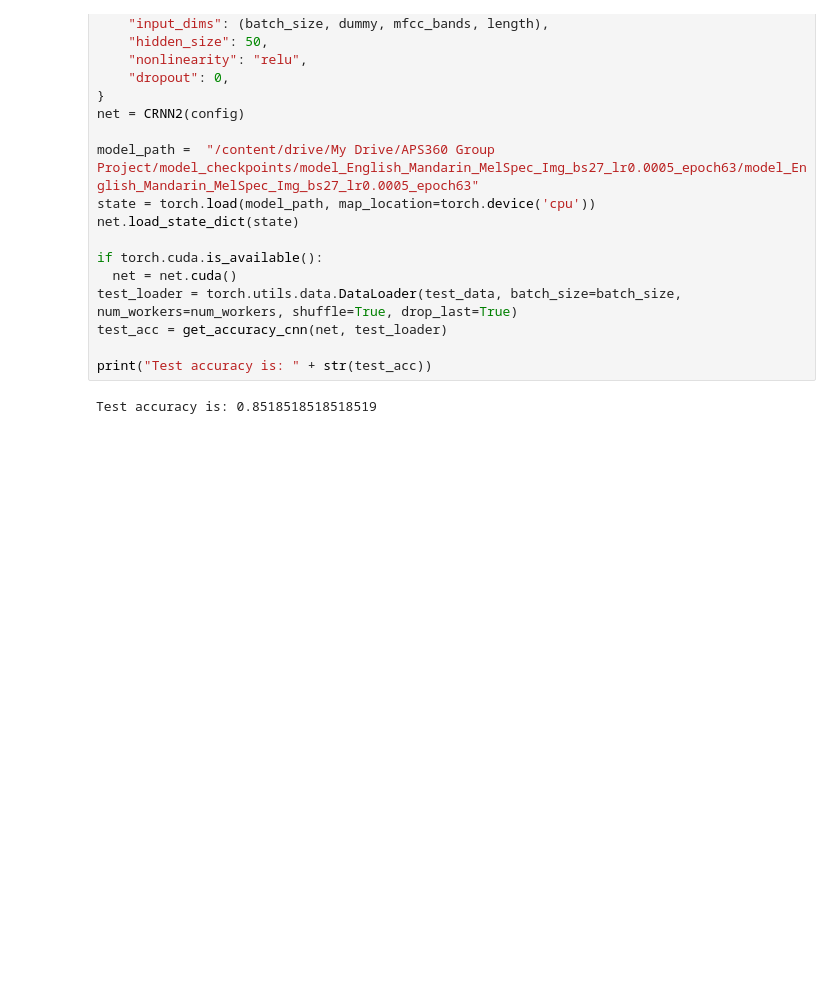
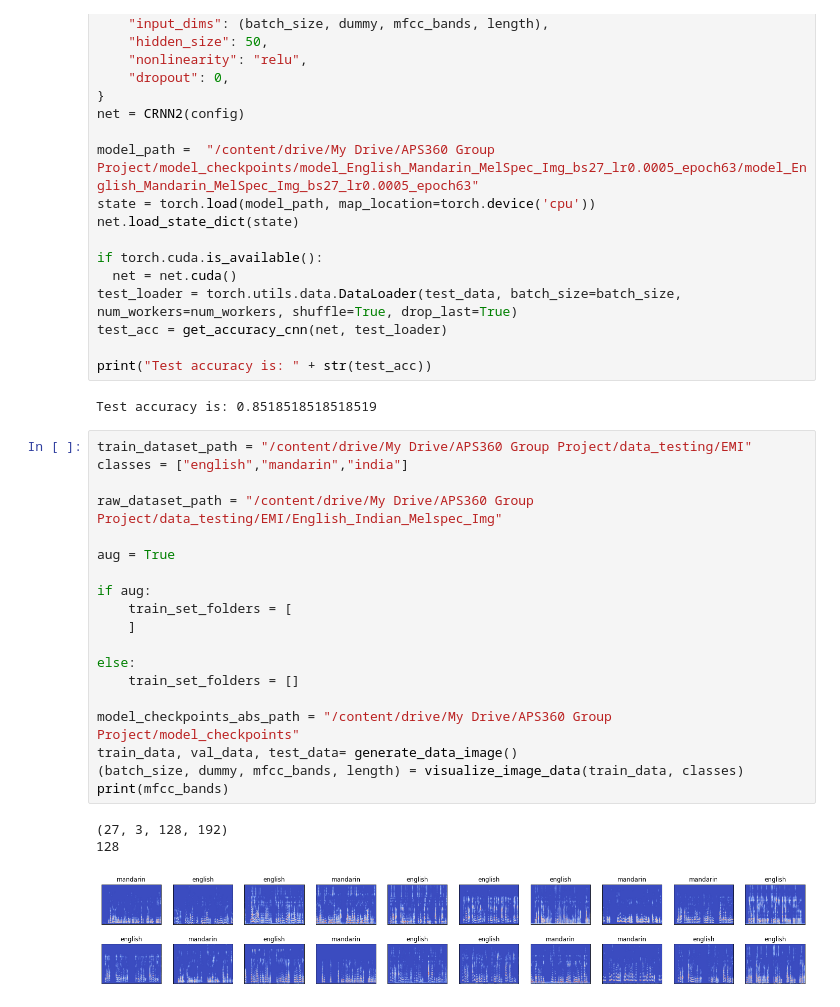
Before and after one commit to mingshi1214/Accent_Classifier, a Jupyter notebook: CRNN_Binary.ipynb, the cells around one changed output. Drawn from its saved outputs; the diff is of its cells as text; blank space fills up the shorter version.

```diff
--- a/CRNN_Binary.ipynb
+++ b/CRNN_Binary.ipynb
@@ -909,3 +909,26 @@ test_acc = get_accuracy_cnn(net, test_loader)
 print("Test accuracy is: " + str(test_acc))
 # %% [output]
 Test accuracy is: 0.8518518518518519
+# %%
+train_dataset_path = "/content/drive/My Drive/APS360 Group Project/data_testing/EMI"
+classes = ["english","mandarin","india"]
+
+raw_dataset_path = "/content/drive/My Drive/APS360 Group Project/data_testing/EMI/English_Indian_Melspec_Img"
+
+aug = True
+
+if aug:
+    train_set_folders = [
+    ]
+
+else:
+    train_set_folders = []
+
+model_checkpoints_abs_path = "/content/drive/My Drive/APS360 Group Project/model_checkpoints"
+train_data, val_data, test_data= generate_data_image()
+(batch_size, dummy, mfcc_bands, length) = visualize_image_data(train_data, classes)
+print(mfcc_bands)
+# %% [output]
+(27, 3, 128, 192)
+128
+[figure, added]
```
Also changed, not shown: parts of 4 cells of this notebook.
